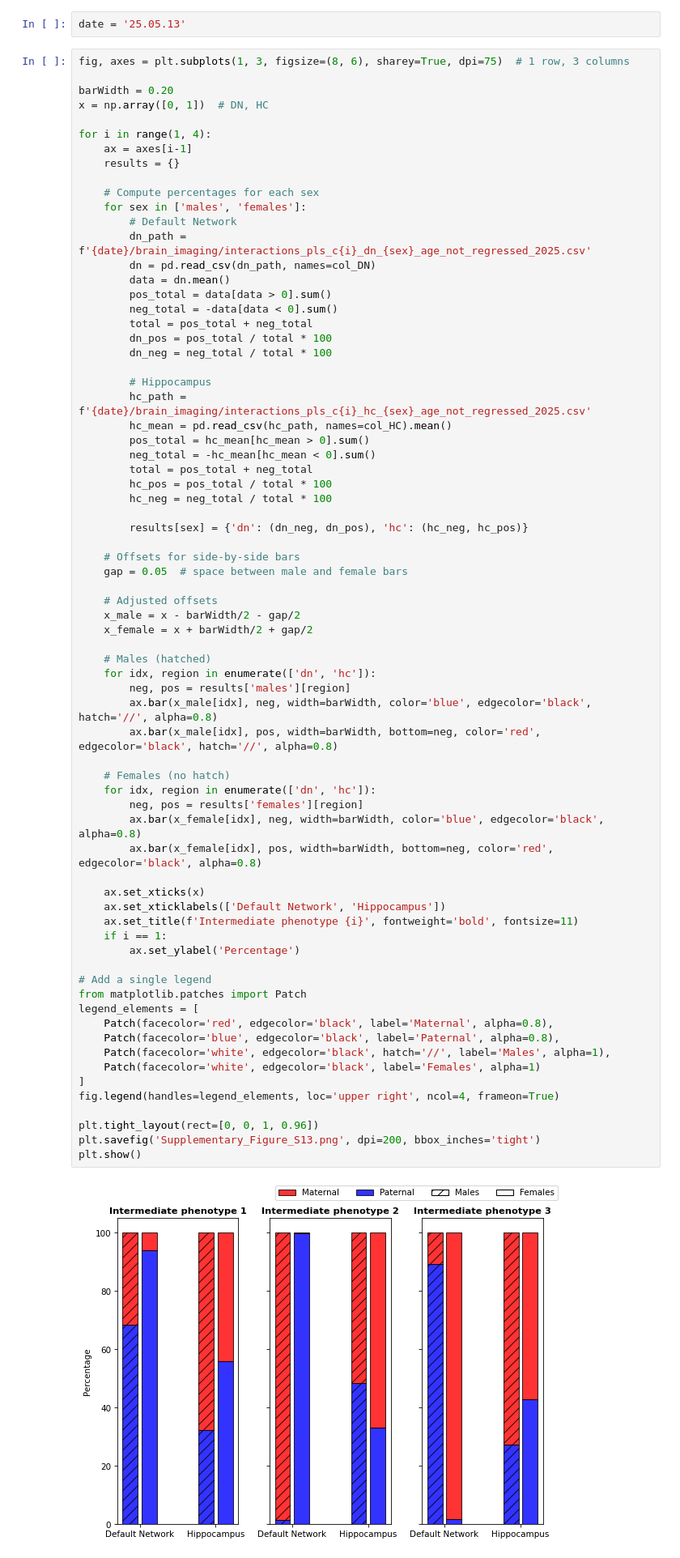
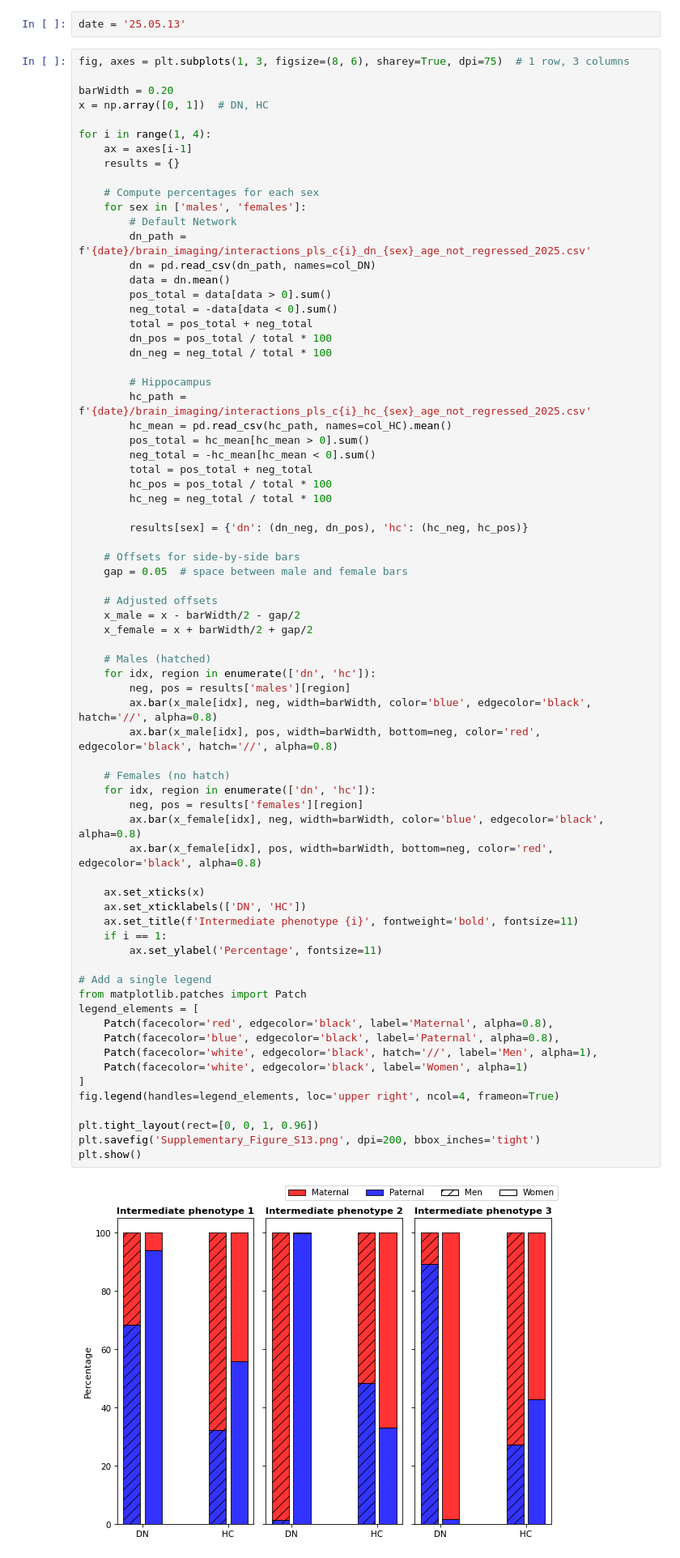
Before and after one commit to chloesavignac/PREVENTAD, a Jupyter notebook: 2025_Brain_Imaging_Analyses.ipynb, the cells around one changed output. Shown at 81% size. Cells and saved outputs as stored; diff of their text form.

```diff
--- a/2025_Brain_Imaging_Analyses.ipynb
+++ b/2025_Brain_Imaging_Analyses.ipynb
@@ -515,38 +519,38 @@ for i in range(1, 4):
     x_female = x + barWidth/2 + gap/2
 
     # Males (hatched)
     for idx, region in enumerate(['dn', 'hc']):
         neg, pos = results['males'][region]
         ax.bar(x_male[idx], neg, width=barWidth, color='blue', edgecolor='black', hatch='//', alpha=0.8)
         ax.bar(x_male[idx], pos, width=barWidth, bottom=neg, color='red', edgecolor='black', hatch='//', alpha=0.8)
 
     # Females (no hatch)
     for idx, region in enumerate(['dn', 'hc']):
         neg, pos = results['females'][region]
         ax.bar(x_female[idx], neg, width=barWidth, color='blue', edgecolor='black', alpha=0.8)
         ax.bar(x_female[idx], pos, width=barWidth, bottom=neg, color='red', edgecolor='black', alpha=0.8)
 
     ax.set_xticks(x)
-    ax.set_xticklabels(['Default Network', 'Hippocampus'])
+    ax.set_xticklabels(['DN', 'HC'])
     ax.set_title(f'Intermediate phenotype {i}', fontweight='bold', fontsize=11)
     if i == 1:
-        ax.set_ylabel('Percentage')
+        ax.set_ylabel('Percentage', fontsize=11)
 
 # Add a single legend
 from matplotlib.patches import Patch
 legend_elements = [
     Patch(facecolor='red', edgecolor='black', label='Maternal', alpha=0.8),
     Patch(facecolor='blue', edgecolor='black', label='Paternal', alpha=0.8),
-    Patch(facecolor='white', edgecolor='black', hatch='//', label='Males', alpha=1),
-    Patch(facecolor='white', edgecolor='black', label='Females', alpha=1)
+    Patch(facecolor='white', edgecolor='black', hatch='//', label='Men', alpha=1),
+    Patch(facecolor='white', edgecolor='black', label='Women', alpha=1)
 ]
 fig.legend(handles=legend_elements, loc='upper right', ncol=4, frameon=True)
 
 plt.tight_layout(rect=[0, 0, 1, 0.96])
 plt.savefig('Supplementary_Figure_S13.png', dpi=200, bbox_inches='tight')
 plt.show()
 # %% [output]
-[figure, old version]
+[figure, new version]
 # %%
 # Loop over PLS components
 for i in range(1, 4):
```
Also changed, not shown: parts of 1 cell of this notebook.
